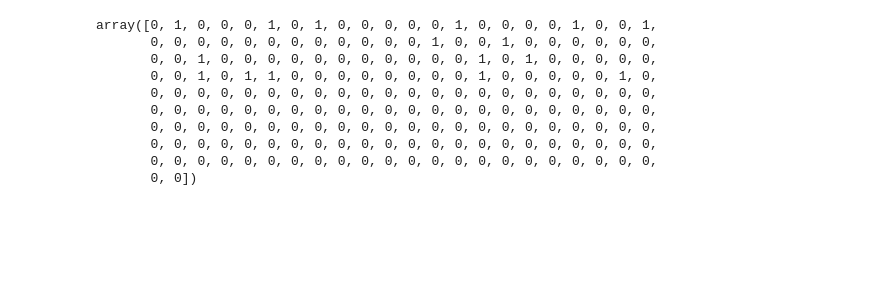
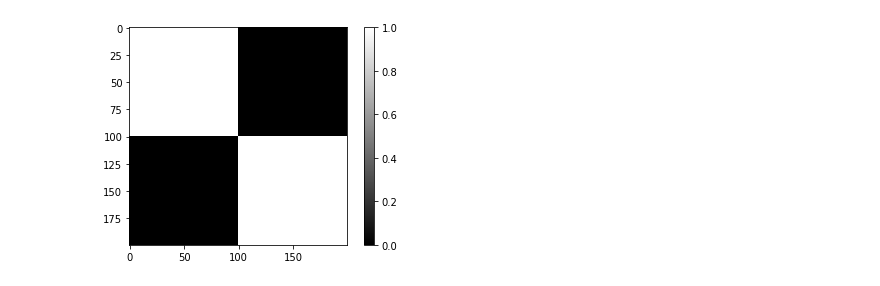
Before and after one commit to a3madkour/finalProject_s18, a Jupyter notebook: DMHP.ipynb, the cells around one changed output. Saved outputs shown, nothing was run; the diff lists cells and outputs as text; code cells hidden in the pictures; blank space fills up the shorter version.

```diff
--- a/DMHP.ipynb
+++ b/DMHP.ipynb
@@ -382,13 +443,11 @@ Outer Iter:  7  NLL:  12758.326758947012
-# %%
-np.argmax(model.r,axis=1)
-# %% [output]
-array([0, 1, 0, 0, 0, 1, 0, 1, 0, 0, 0, 0, 0, 1, 0, 0, 0, 0, 1, 0, 0, 1,
-       0, 0, 0, 0, 0, 0, 0, 0, 0, 0, 0, 0, 1, 0, 0, 1, 0, 0, 0, 0, 0, 0,
-       0, 0, 1, 0, 0, 0, 0, 0, 0, 0, 0, 0, 0, 0, 1, 0, 1, 0, 0, 0, 0, 0,
-       0, 0, 1, 0, 1, 1, 0, 0, 0, 0, 0, 0, 0, 0, 1, 0, 0, 0, 0, 0, 1, 0,
-       0, 0, 0, 0, 0, 0, 0, 0, 0, 0, 0, 0, 0, 0, 0, 0, 0, 0, 0, 0, 0, 0,
-       0, 0, 0, 0, 0, 0, 0, 0, 0, 0, 0, 0, 0, 0, 0, 0, 0, 0, 0, 0, 0, 0,
-       0, 0, 0, 0, 0, 0, 0, 0, 0, 0, 0, 0, 0, 0, 0, 0, 0, 0, 0, 0, 0, 0,
-       0, 0, 0, 0, 0, 0, 0, 0, 0, 0, 0, 0, 0, 0, 0, 0, 0, 0, 0, 0, 0, 0,
-       0, 0, 0, 0, 0, 0, 0, 0, 0, 0, 0, 0, 0, 0, 0, 0, 0, 0, 0, 0, 0, 0,
-       0, 0])
+# %%
+l1 = np.zeros(int(200/2))
+l2 = np.ones(int(int(200/2)))
+label = np.append(l1, l2)
+r = np.zeros((200,5))
+for k in range(5):
+    r[label==k,k] = 1
+# cluster_purity(5,model.r,label)
+plot_similarity(r)
+# %% [output]
+[figure, added]
```
Also changed, not shown: parts of 12 cells of this notebook, 1 other file.
